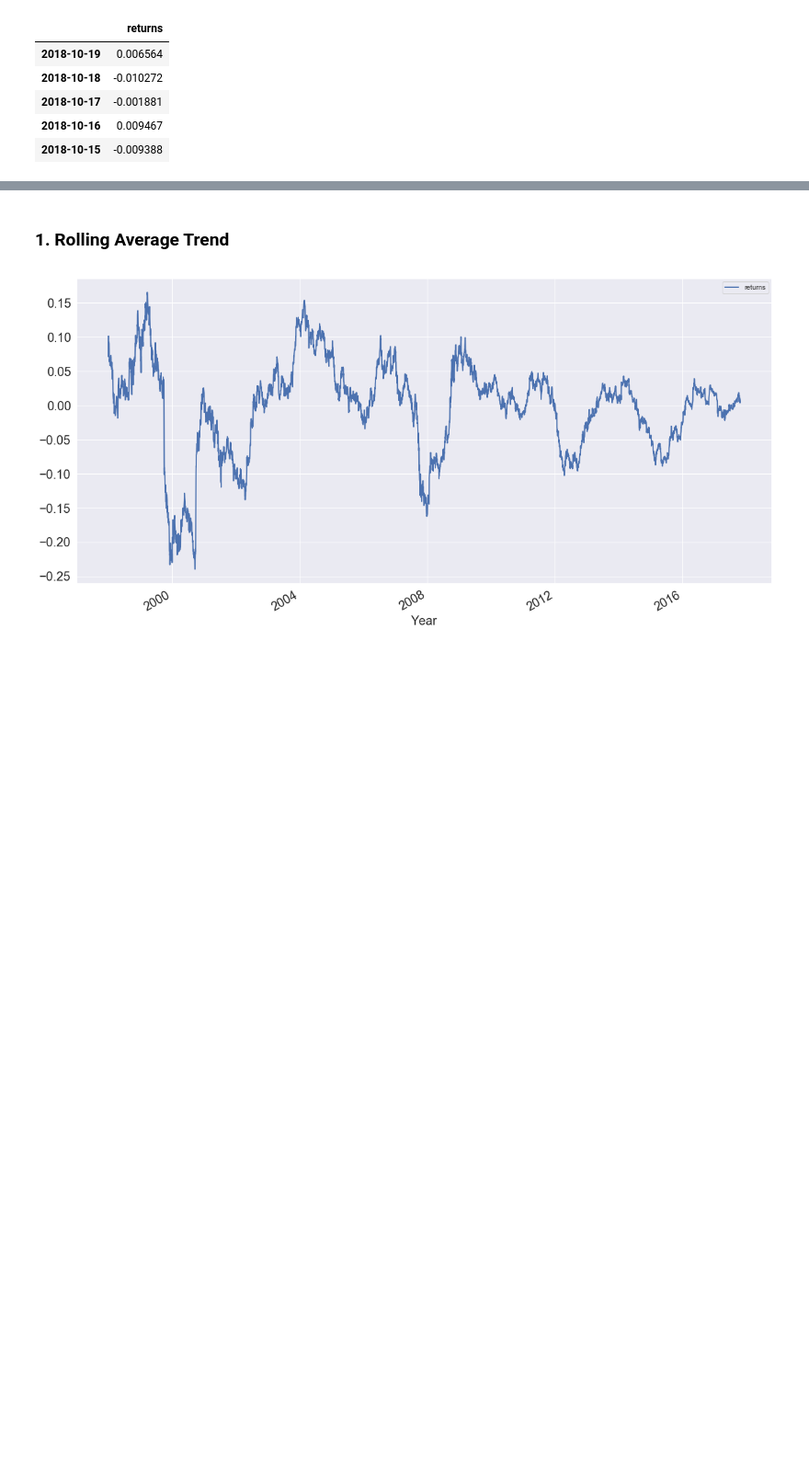
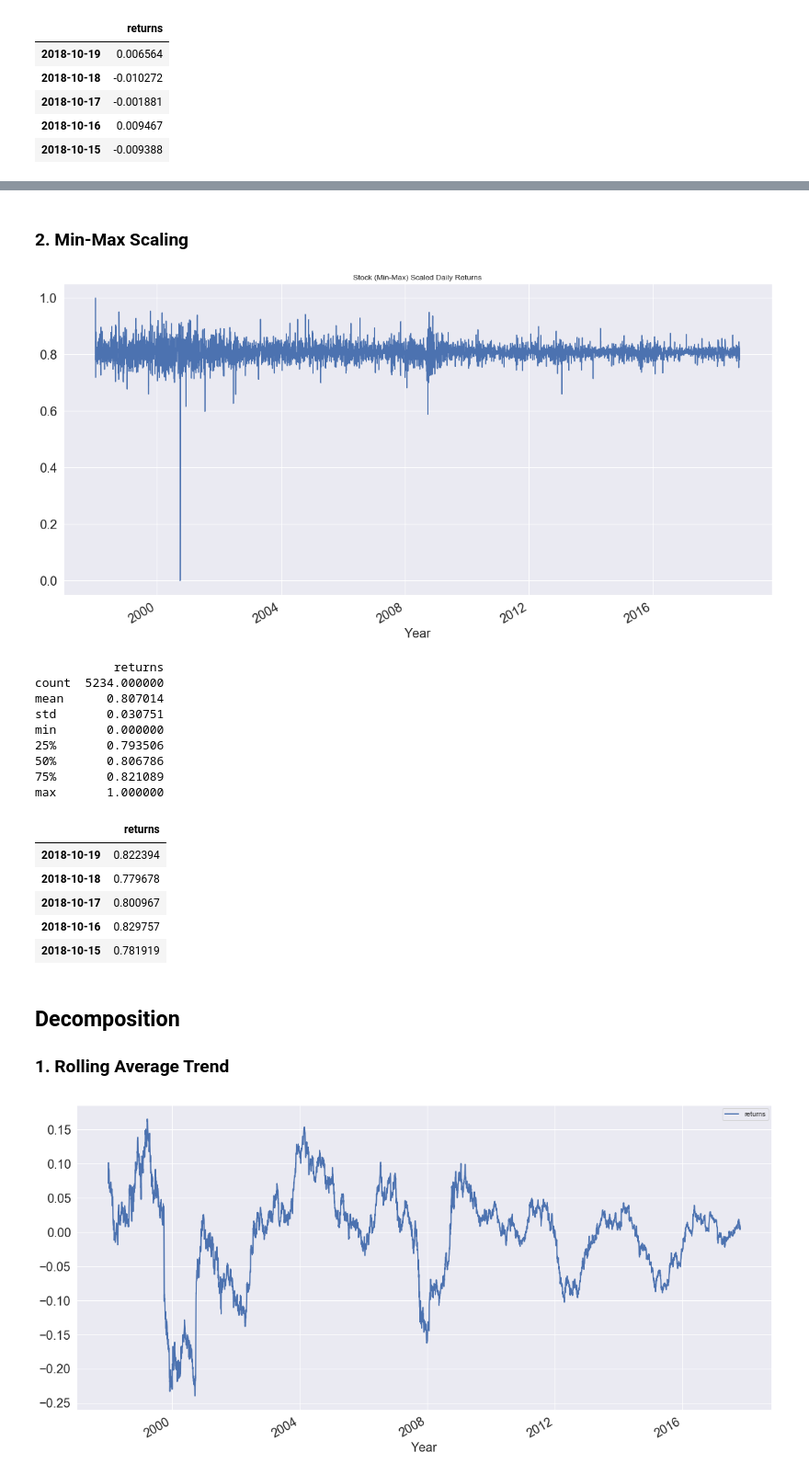
Before and after one commit to Keshav97/Final-Project, a Jupyter notebook: Preprocessing/Preprocessing.ipynb, the cells around one changed output, grey strips where cells are left out. Shown at 92% size. Drawn from its saved outputs; the diff is of its cells as text; code cells hidden in the pictures; blank space fills up the shorter version.

```diff
--- a/Preprocessing/Preprocessing.ipynb
+++ b/Preprocessing/Preprocessing.ipynb
@@ -96,4 +132,38 @@ max       0.076567
+# %% [markdown]
+### 2. Min-Max Scaling
+# %%
+# Standard Scaling the data to get 0 mean and 1 Standard Deviation
+def min_max_scaling_data(data):
+    temp = data
+    minMaxScaler = pp.MinMaxScaler()
+    column_names = temp.columns
+    temp = minMaxScaler.fit_transform(temp)
+    data = pd.DataFrame(temp, index=data.index, columns = column_names)
+    return data
+
+minmax_scaled_stock_returns = min_max_scaling_data(stock_returns)
+visualise_plot(minmax_scaled_stock_returns, 'returns', 'Stock (Min-Max) Scaled Daily Returns')
+print(minmax_scaled_stock_returns.describe())
+minmax_scaled_stock_returns.head()
+# %% [output]
+[figure, added]
+           returns
+count  5234.000000
+mean      0.807014
+std       0.030751
+min       0.000000
+25%       0.793506
+50%       0.806786
+75%       0.821089
+max       1.000000
+|  | returns |
+| 2018-10-19 | 0.822394 |
+| 2018-10-18 | 0.779678 |
+| 2018-10-17 | 0.800967 |
+| 2018-10-16 | 0.829757 |
+| 2018-10-15 | 0.781919 |
 # %% [markdown]
+## Decomposition
 ### 1. Rolling Average Trend
 # %%
 df = scaled_stock_returns
```
Also changed, not shown: parts of 5 cells of this notebook.
